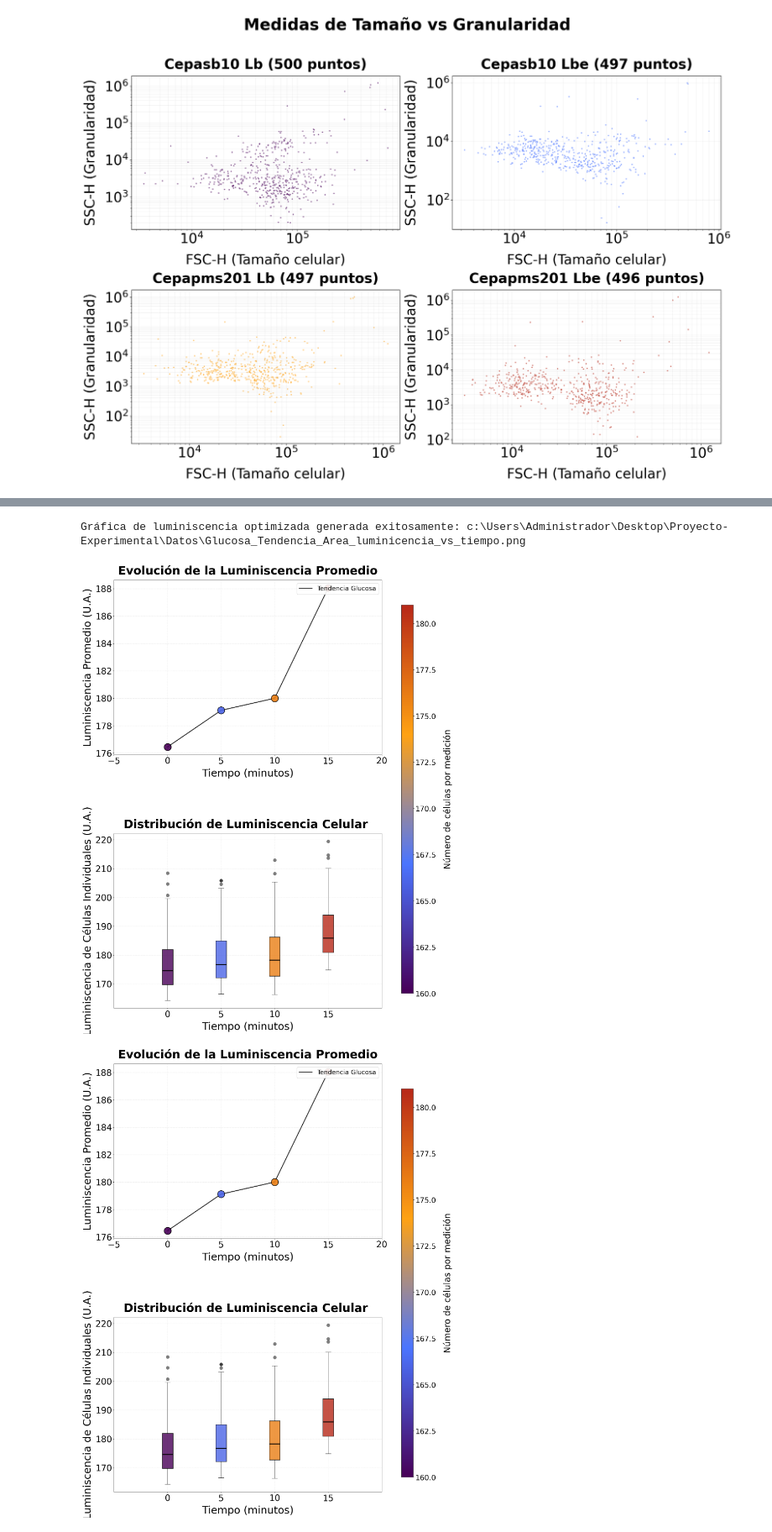
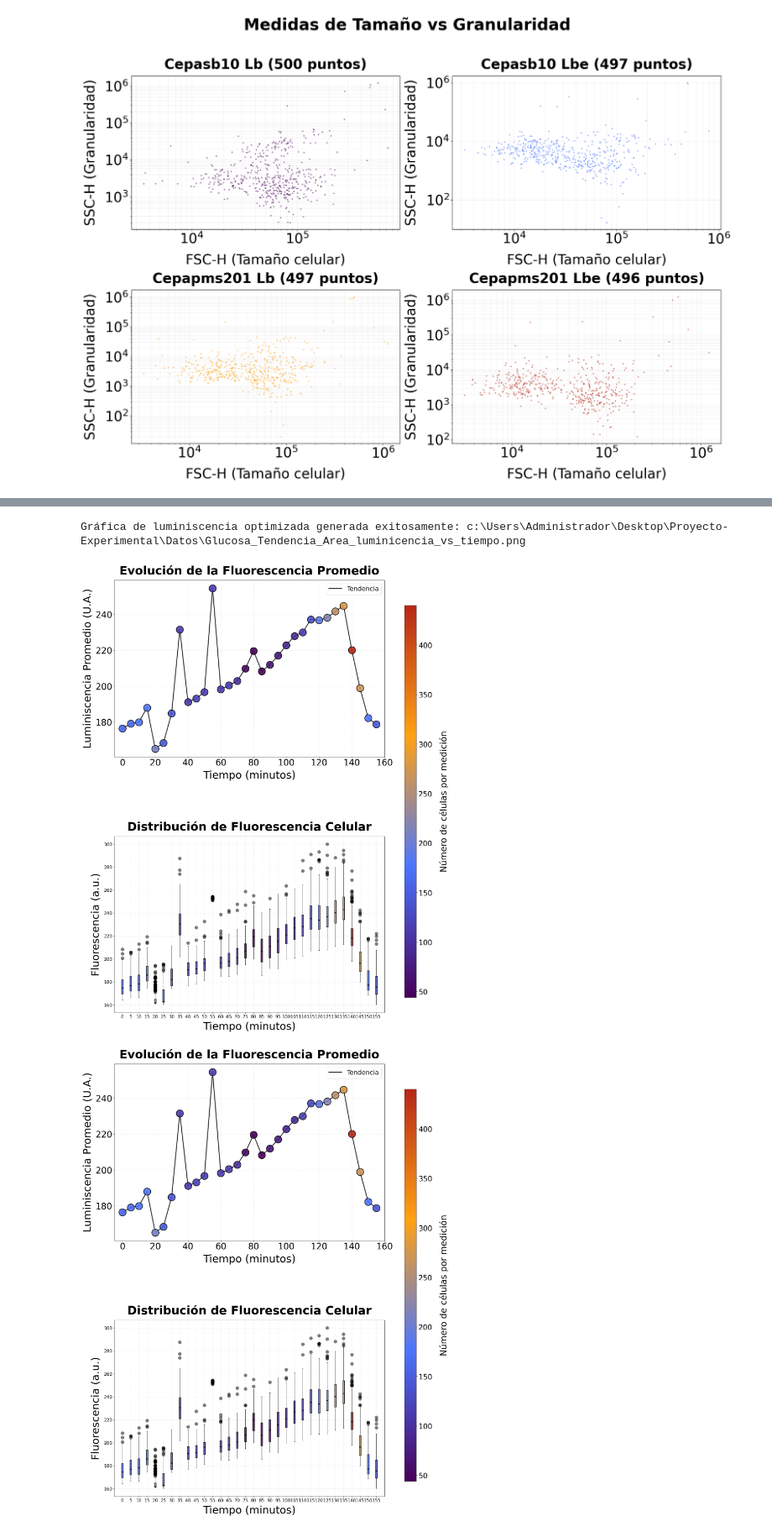
Before and after one commit to ValentinaBustos2025/Proyecto-Experimental, a Jupyter notebook: Datos/cargaDeDatoYPlot copy.ipynb, the cells around one changed output, grey strips where cells are left out. Shown at 84% size. Cells and saved outputs as stored; diff of their text form; code cells hidden in the pictures.

```diff
--- a/Datos/cargaDeDatoYPlot copy.ipynb
+++ b/Datos/cargaDeDatoYPlot copy.ipynb
@@ -433,10 +461,10 @@ def grafica_luminicencia_vs_tiempo(datos_dict, nombre_base, delta_t=5):
     """
     # Paleta base idéntica para mantener la consistencia del degradé continuo
     palette = {
-        'glucosa': '#480058',
-        'glicerol_etanol': '#4B75FF',
-        'glicerol': '#FFA213',
-        'glucosa_etanol': '#B72818'
+            'glucosa': '#480058',
+            'glicerol_etanol': '#4B75FF',
+            'glicerol': '#FFA213',
+            'glucosa_etanol': '#B72818'
     }
 
     colors_list = [palette['glucosa'], palette['glicerol_etanol'],
@@ -489,7 +517,7 @@ def grafica_luminicencia_vs_tiempo(datos_dict, nombre_base, delta_t=5):
             estilo = estilos_linea[idx_cond % len(estilos_linea)]
             label_cond = nombre.replace('_', ' ').title()
             ax1.plot(tiempos, promedios_lum, linestyle=estilo, color='black',
-                     linewidth=3, alpha=0.8, zorder=1, label=f"Tendencia {label_cond}")
+                     linewidth=3, alpha=0.8, zorder=1, label=f"Tendencia")
 
     if todos_counts:
         vmin, vmax = min(todos_counts), max(todos_counts)
@@ -518,18 +546,18 @@ def grafica_luminicencia_vs_tiempo(datos_dict, nombre_base, delta_t=5):
             box.set_linewidth(2)
 
     # --- Estética del gráfico superior ---
-    ax1.set_title('Evolución de la Luminiscencia Promedio', fontsize=40, fontweight='bold', pad=20)
+    ax1.set_title('Evolución de la Fluorescencia Promedio', fontsize=40, fontweight='bold', pad=20)
     ax1.set_xlabel('Tiempo (minutos)', fontsize=36, labelpad=10)
-    ax1.set_ylabel('Luminiscencia Promedio (U.A.)', fontsize=36, labelpad=10)
+    ax1.set_ylabel('Fluorescencia Promedio (U.A.)', fontsize=36, labelpad=10)
     ax1.tick_params(axis='both', labelsize=30)
     ax1.grid(True, alpha=0.3, linestyle='--')
     ax1.legend(loc='upper right', fontsize=22, framealpha=0.9)
 
     # --- Estética del gráfico inferior ---
-    ax2.set_title('Distribución de Luminiscencia Celular ', fontsize=40, fontweight='bold', pad=20)
+    ax2.set_title('Distribución de Fluorescencia Celular', fontsize=40, fontweight='bold', pad=20)
     ax2.set_xlabel('Tiempo (minutos)', fontsize=36, labelpad=10)
-    ax2.set_ylabel('Luminiscencia de Células Individuales (U.A.)', fontsize=36, labelpad=10)
-    ax2.tick_params(axis='both', labelsize=30)
+    ax2.set_ylabel('Fluorescencia (a.u.)', fontsize=36, labelpad=10)
+    ax2.tick_params(axis='both', labelsize=15)
     ax2.grid(True, alpha=0.3, linestyle='--')
 
     # Sincronizar límites de los ejes X
@@ -559,11 +587,11 @@ def grafica_luminicencia_vs_tiempo(datos_dict, nombre_base, delta_t=5):
     return fig
 # %%
 # Llamada pasándole la secuencia temporal completa
-grafica_luminicencia_vs_tiempo({'glucosa': [toma1, toma2,toma3,toma4]}, "Glucosa_Tendencia_Area", delta_t=5)
+grafica_luminicencia_vs_tiempo({'glucosa': [toma1, toma2,toma3,toma4,toma5,toma6,toma7,toma8,toma9,toma10,toma11,toma12,toma13,toma14,toma15,toma16,toma17,toma18,toma19,toma20,toma21,toma22,toma23,toma24,toma25,toma26,toma27,toma28,toma29,toma30,toma31,toma32]}, "Glucosa_Tendencia_Area", delta_t=5)
 # %% [output]
 Gráfica de luminiscencia optimizada generada exitosamente: c:\Users\Administrador\Desktop\Proyecto-Experimental\Datos\Glucosa_Tendencia_Area_luminicencia_vs_tiempo.png
-[figure, old version]
+[figure, new version]
-[figure, old version]
+[figure, new version]
 # %%
 #hola
 print("hola")
```
Also changed, not shown: parts of 2 cells of this notebook, 5 other files.
